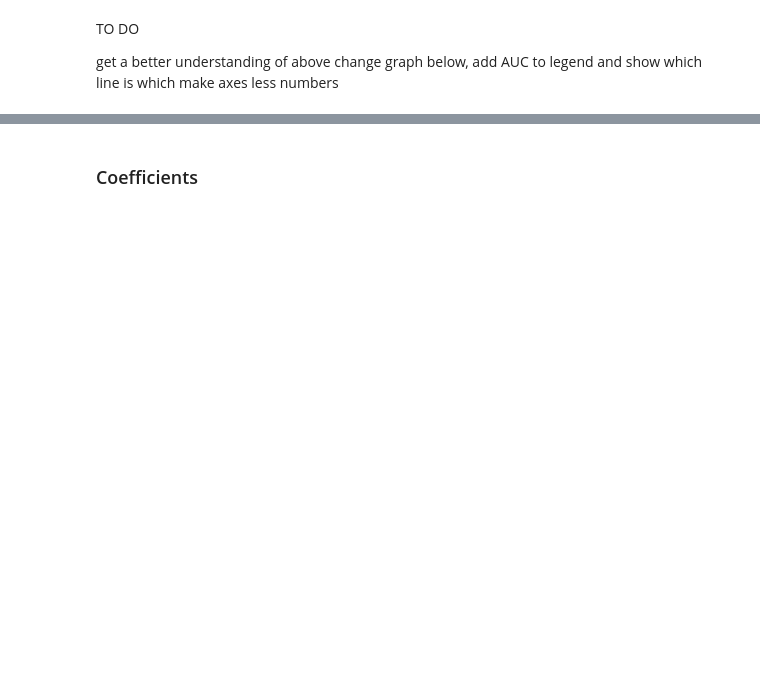
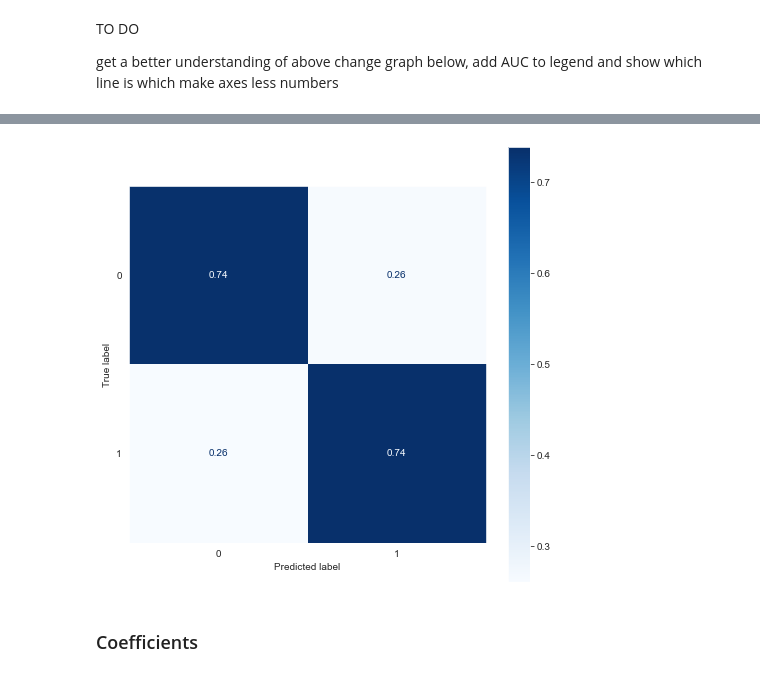
Before and after one commit to Drymander/League-of-Legends-Victory-Classification, a Jupyter notebook: index_OSEMN_plus_mvp.ipynb, the cells around one changed output, grey strips where cells are left out. Cells and saved outputs as stored; diff of their text form; code cells hidden in the pictures; blank space fills up the shorter version.

```diff
--- a/index_OSEMN_plus_mvp.ipynb
+++ b/index_OSEMN_plus_mvp.ipynb
@@ -160,10 +161,10 @@ def find_best_k(X_train, y_train, X_test, y_test, min_k=1, max_k=25):
     print("F1-Score: {}".format(best_score))
 
 # Create a function that visualizes the confusion matrix for the model.
-def plot_cm(model):
+def plot_cm(model, normalize='true'):
     fig, ax = plt.subplots(figsize=(8, 8))
     plt.grid(False)
-    plot_confusion_matrix(model, X_test, y_test, cmap='Greens', ax=ax)
+    plot_confusion_matrix(model, X_test, y_test, cmap='Blues', ax=ax, normalize=normalize)
 
 # Create function for performing log transformations.
 def log_transform(df,features):
@@ -788,0 +871,4 @@ Test AUC: 0.822369235812632
+# %%
+plot_cm(model_log)
+# %% [output]
+[figure, added]
```
Also changed, not shown: parts of 73 cells of this notebook, 1 other file.
